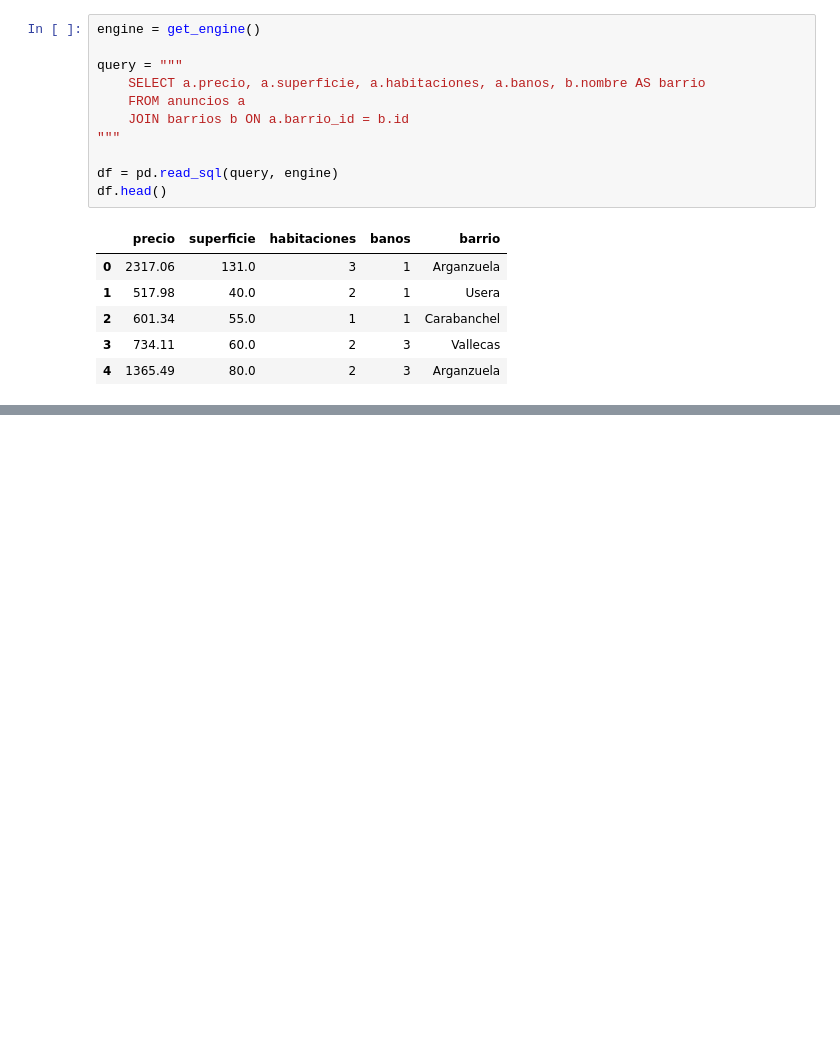
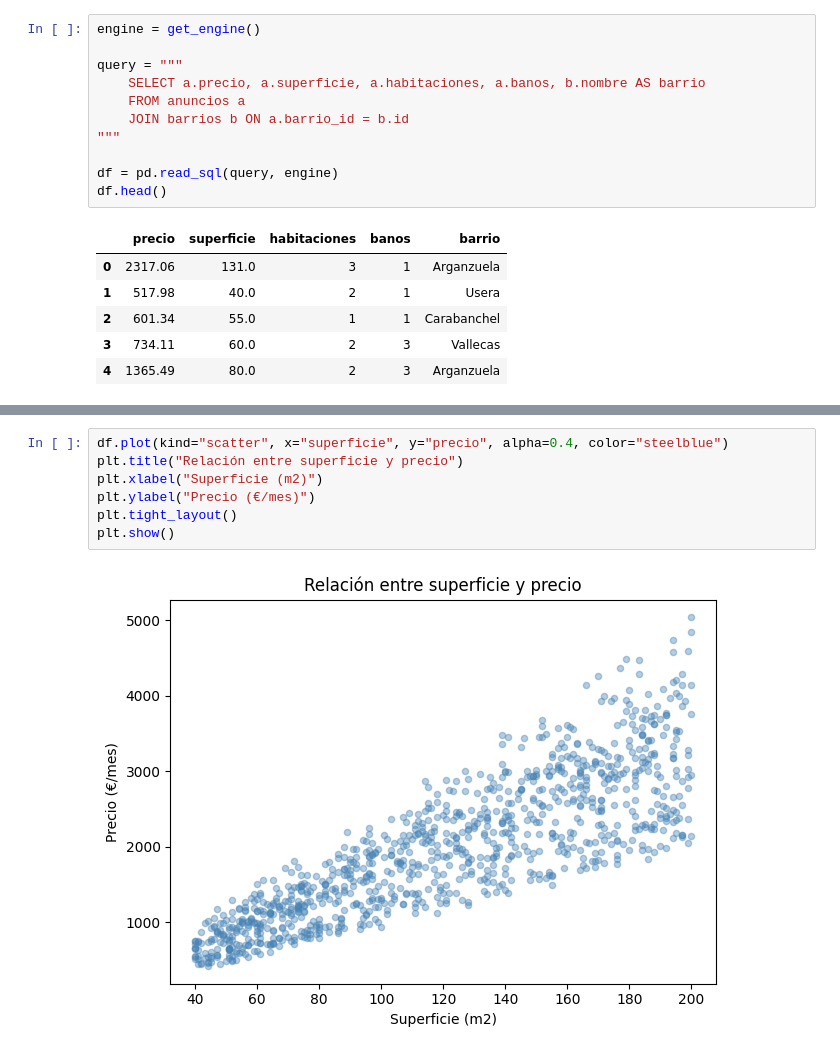
Before and after one commit to yanjunchenye/madrid_rental_analysis, a Jupyter notebook: notebooks/analisis.ipynb, the cells around one changed output, grey strips where cells are left out. Saved outputs shown, nothing was run; the diff lists cells and outputs as text; blank space fills up the shorter version.

```diff
--- a/notebooks/analisis.ipynb
+++ b/notebooks/analisis.ipynb
@@ -21,0 +83,9 @@ df.head()
+# %%
+df.plot(kind="scatter", x="superficie", y="precio", alpha=0.4, color="steelblue")
+plt.title("Relación entre superficie y precio")
+plt.xlabel("Superficie (m2)")
+plt.ylabel("Precio (€/mes)")
+plt.tight_layout()
+plt.show()
+# %% [output]
+[figure, added]
```
Also changed, not shown: parts of 9 cells of this notebook.
